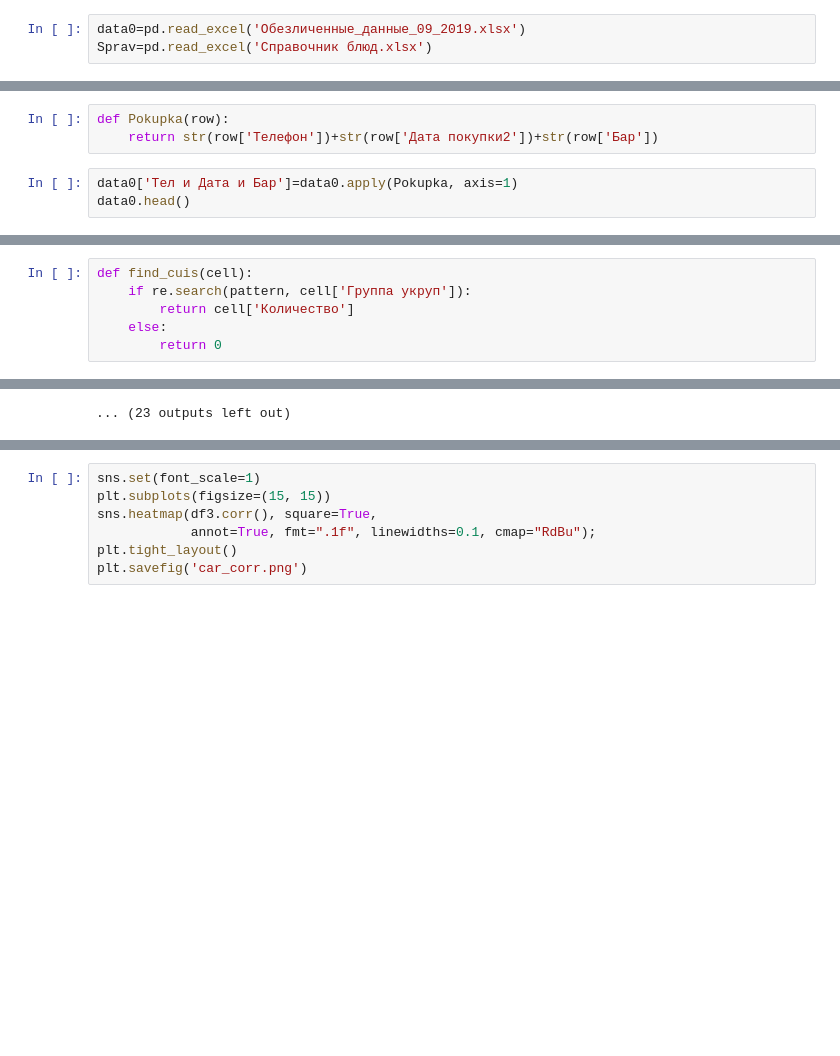
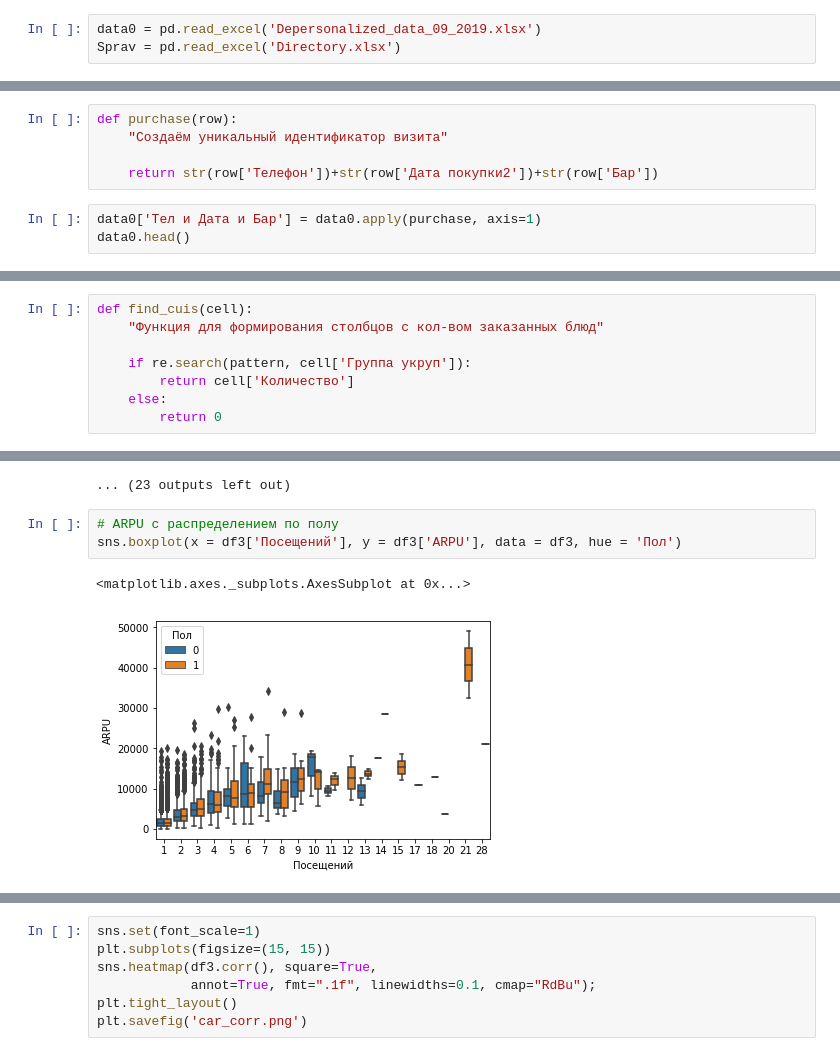
Before and after one commit to Viktoriia2020/Viktoriia, a Jupyter notebook: 1Предобработка.ipynb, the cells around one changed output, grey strips where cells are left out. Cells and saved outputs as stored; diff of their text form; blank space fills up the shorter version.

```diff
--- a/1Предобработка.ipynb
+++ b/1Предобработка.ipynb
@@ -35,6 +42,6 @@ import re
 # %%
-data0=pd.read_excel('Обезличенные_данные_09_2019.xlsx')
-Sprav=pd.read_excel('Справочник блюд.xlsx')
+data0 = pd.read_excel('Depersonalized_data_09_2019.xlsx')
+Sprav = pd.read_excel('Directory.xlsx')
 # %%
 Sprav.head()
 # %% [output]
@@ -89,8 +96,10 @@ data0['Дата покупки2']=data0['Дата покупки'].apply(lambda
 # %%
-def Pokupka(row):
+def purchase(row):
+    "Создаём уникальный идентификатор визита"
+
     return str(row['Телефон'])+str(row['Дата покупки2'])+str(row['Бар'])
 # %%
-data0['Тел и Дата и Бар']=data0.apply(Pokupka, axis=1)
+data0['Тел и Дата и Бар'] = data0.apply(purchase, axis=1)
 data0.head()
 # %% [output]
 |  | Телефон | Пол | Дата покупки | Название товара | Количество | Бар | Оплачено | Дата покупки2 | ... |
@@ -246,6 +255,8 @@ array(['Коктейли для друзей', 'Акции', 'Лонги', 'Пи
        'Напитки TO GO', 'Бизнес-ланч'], dtype=object)
 # %%
 def find_cuis(cell):
+    "Функция для формирования столбцов с кол-вом заказанных блюд"
+
     if re.search(pattern, cell['Группа укруп']):
         return cell['Количество']
     else:
@@ -445,3 +452,9 @@ for col in df3.columns:
 [figure]
 [figure]
 ... (23 outputs left out)
+# %%
+# ARPU с распределением по полу
+sns.boxplot(x = df3['Посещений'], y = df3['ARPU'], data = df3, hue = 'Пол')
+# %% [output]
+<matplotlib.axes._subplots.AxesSubplot at 0x...>
+[figure, added]
```
Also changed, not shown: parts of 26 cells of this notebook, 7 other files.
